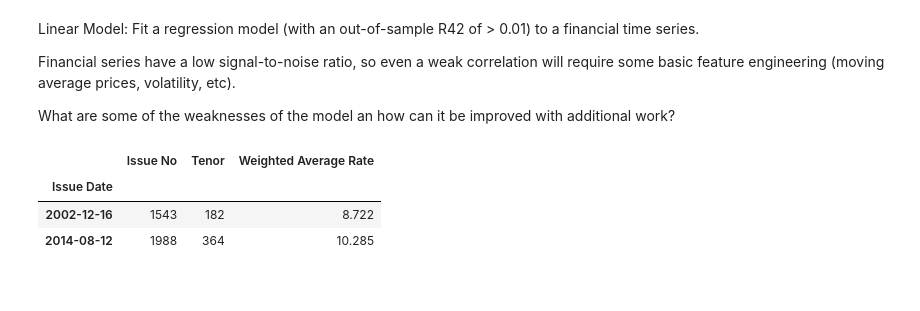
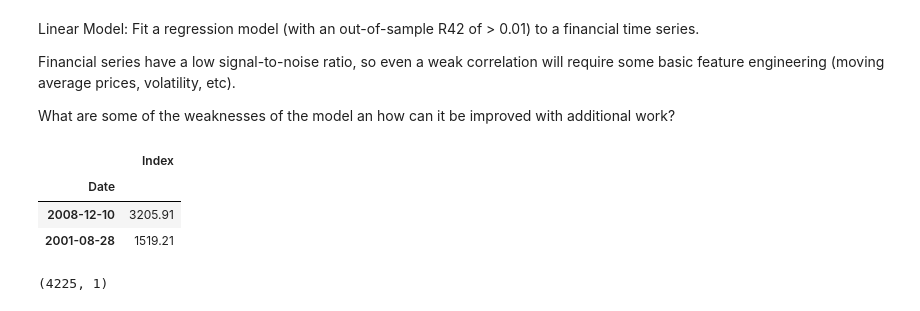
Before and after one commit to mau955/samcom_data_challenge, a Jupyter notebook: 03_Question.ipynb, the cells around one changed output. Saved outputs shown, nothing was run; the diff lists cells and outputs as text; code cells hidden in the pictures.

```diff
--- a/03_Question.ipynb
+++ b/03_Question.ipynb
@@ -19,12 +21,17 @@ warnings.filterwarnings("ignore")
 plt.style.use("ggplot")
 # %%
 # Load Dataset
-tbills = pd.read_csv("data/T_bill.csv", parse_dates=["Issue Date"], index_col=0).sort_index(ascending=True)
-tbills.sample(2)
+df = pd.read_csv("data/NSE_20.csv", parse_dates=["Date"], index_col=0).sort_index(ascending=True)
+df.sample(2)
 # %% [output]
-|  | Issue No | Tenor | Weighted Average Rate |
-| Issue Date |  |  |  |
-| 2002-12-16 | 1543 | 182 | 8.722 |
-| 2014-08-12 | 1988 | 364 | 10.285 |
+|  | Index |
+| Date |  |
+| 2008-12-10 | 3205.91 |
+| 2001-08-28 | 1519.21 |
+# %%
+# Size of Dataset
+df.shape
+# %% [output]
+(4225, 1)
 # %%
 # Check Date Range
```
Also changed, not shown: parts of 21 cells of this notebook, 8 other files.
